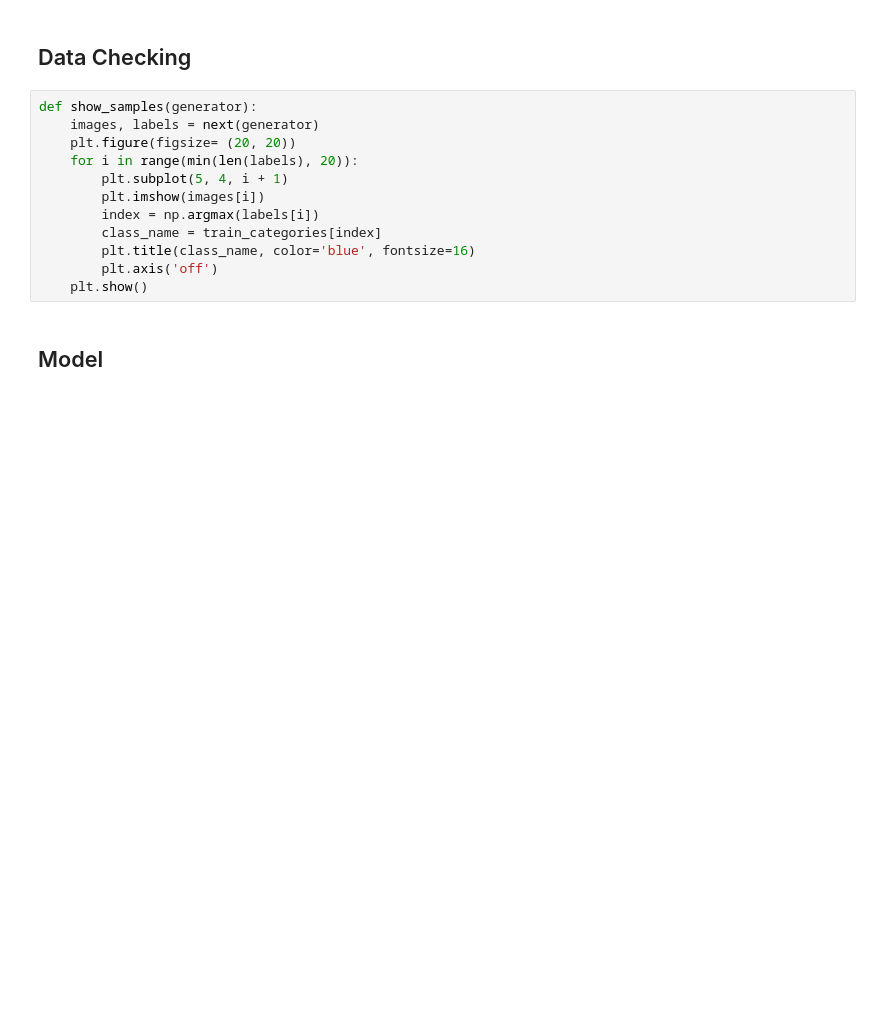
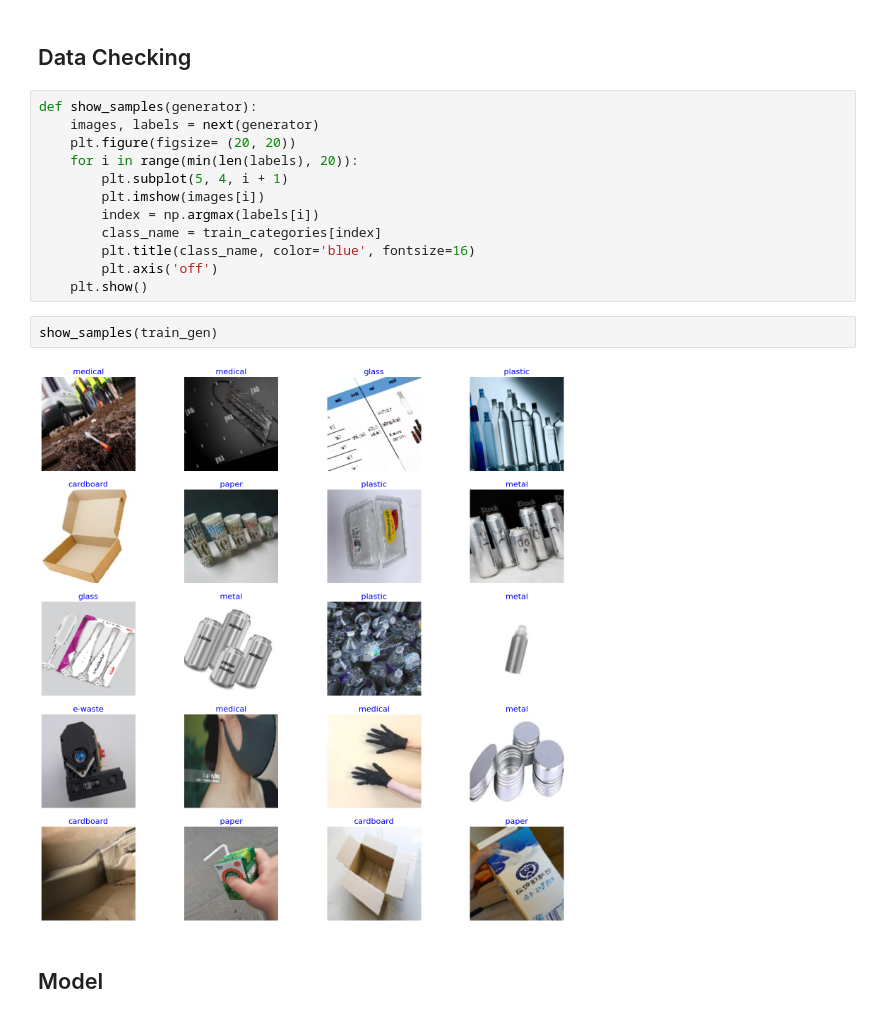
Before and after one commit to Sulbae/Trash-Classification, a Jupyter notebook: Trash Classification.ipynb, the cells around one changed output. Saved outputs shown, nothing was run; the diff lists cells and outputs as text; blank space fills up the shorter version.

```diff
--- a/Trash Classification.ipynb
+++ b/Trash Classification.ipynb
@@ -148,6 +154,10 @@ def show_samples(generator):
         plt.title(class_name, color='blue', fontsize=16)
         plt.axis('off')
     plt.show()
+# %%
+show_samples(train_gen)
+# %% [output]
+[figure, added]
 # %% [markdown]
 ## Model
 # %% [markdown]
```
Also changed, not shown: parts of 3 cells of this notebook.
